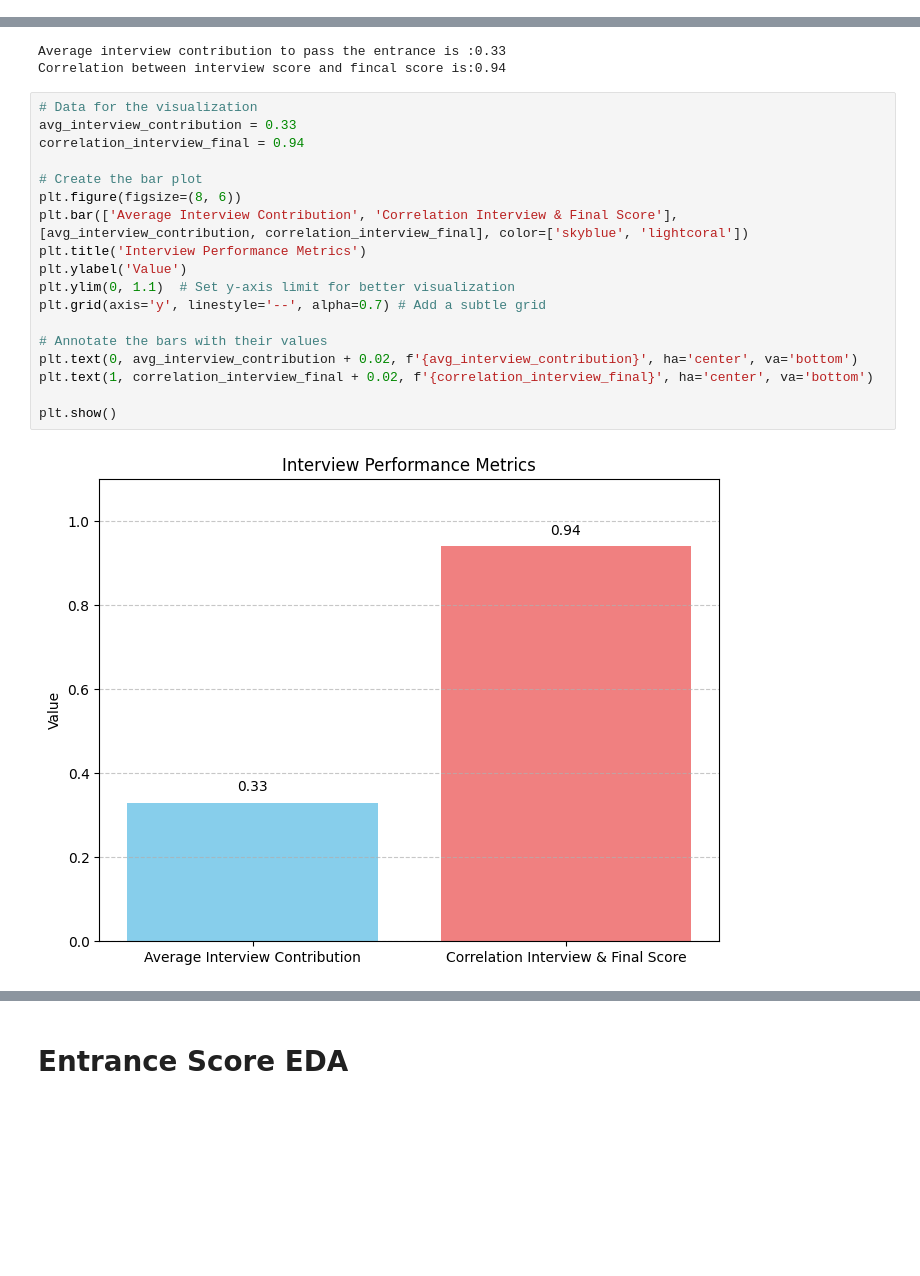
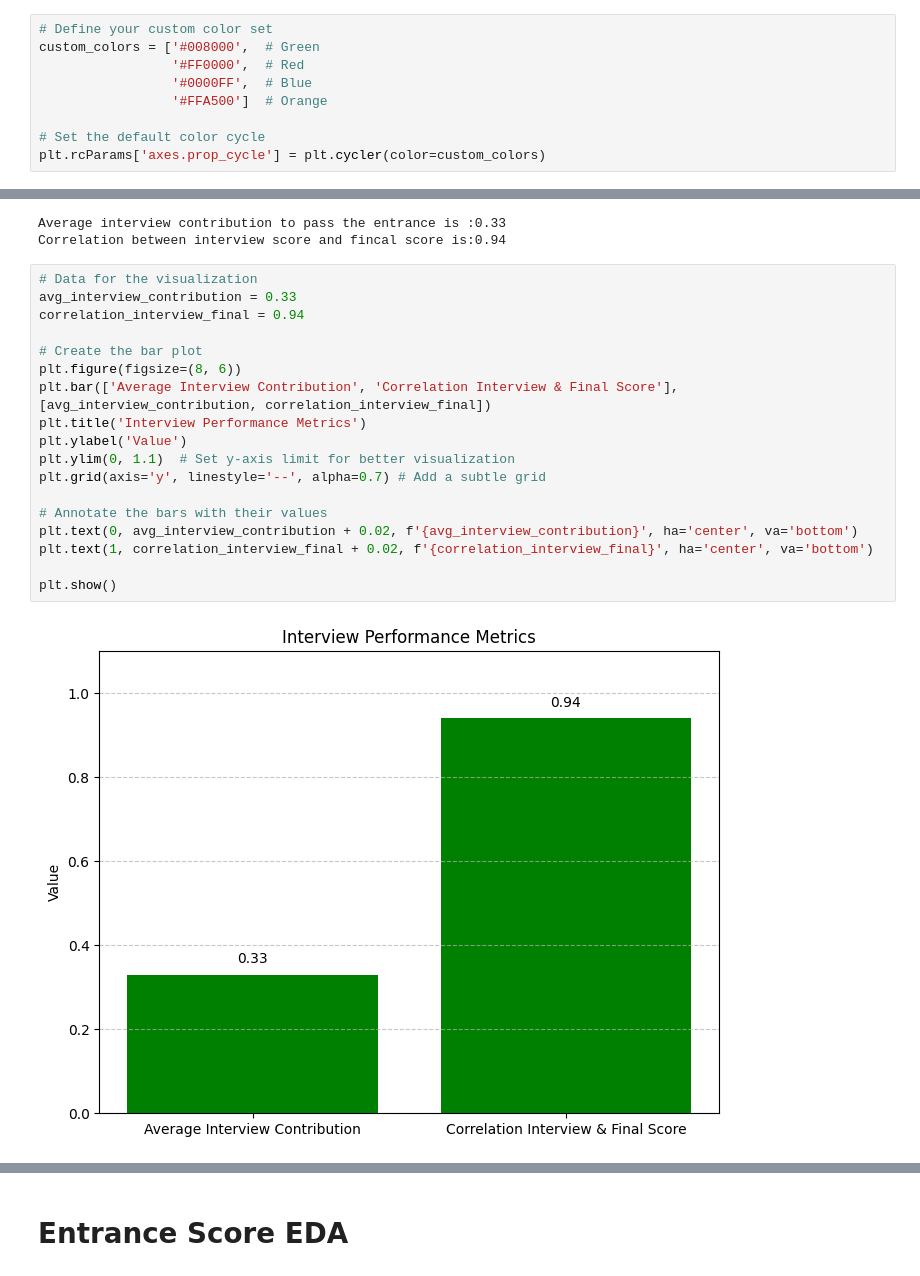
Before and after one commit to iSTAREducation/mmdt-da-project01-team-2, a Jupyter notebook: Assignment_00/formatted_project_2.ipynb, the cells around one changed output, grey strips where cells are left out. Drawn from its saved outputs; the diff is of its cells as text; blank space fills up the shorter version.

Commit message:
change color theme to have consistency

```diff
--- a/Assignment_00/formatted_project_2.ipynb
+++ b/Assignment_00/formatted_project_2.ipynb
@@ -521,6 +533,15 @@ combined_df.head()
 ***************************************************************************
 # %% [markdown]
 **Program Overview**
+# %%
+# Define your custom color set
+custom_colors = ['#008000',  # Green
+                 '#FF0000',  # Red
+                 '#0000FF',  # Blue
+                 '#FFA500']  # Orange
+
+# Set the default color cycle
+plt.rcParams['axes.prop_cycle'] = plt.cycler(color=custom_colors)
 # %%
 # Count total applicants, accepted, and completed for each batch
 # Reset the index and explicitly name the count column
@@ -698,23 +705,23 @@ Correlation between interview score and fincal score is:0.94
 # %%
 # Data for the visualization
 avg_interview_contribution = 0.33
 correlation_interview_final = 0.94
 
 # Create the bar plot
 plt.figure(figsize=(8, 6))
-plt.bar(['Average Interview Contribution', 'Correlation Interview & Final Score'], [avg_interview_contribution, correlation_interview_final], color=['skyblue', 'lightcoral'])
+plt.bar(['Average Interview Contribution', 'Correlation Interview & Final Score'], [avg_interview_contribution, correlation_interview_final])
 plt.title('Interview Performance Metrics')
 plt.ylabel('Value')
 plt.ylim(0, 1.1)  # Set y-axis limit for better visualization
 plt.grid(axis='y', linestyle='--', alpha=0.7) # Add a subtle grid
 
 # Annotate the bars with their values
 plt.text(0, avg_interview_contribution + 0.02, f'{avg_interview_contribution}', ha='center', va='bottom')
 plt.text(1, correlation_interview_final + 0.02, f'{correlation_interview_final}', ha='center', va='bottom')
 
 plt.show()
 # %% [output]
-[figure, old version]
+[figure, new version]
 # %%
 plt.figure(figsize=(8, 6))
 sns.scatterplot(data=b2_ent_score_df, x='Interview', y='Final Score')
```
Also changed, not shown: parts of 40 cells of this notebook.
